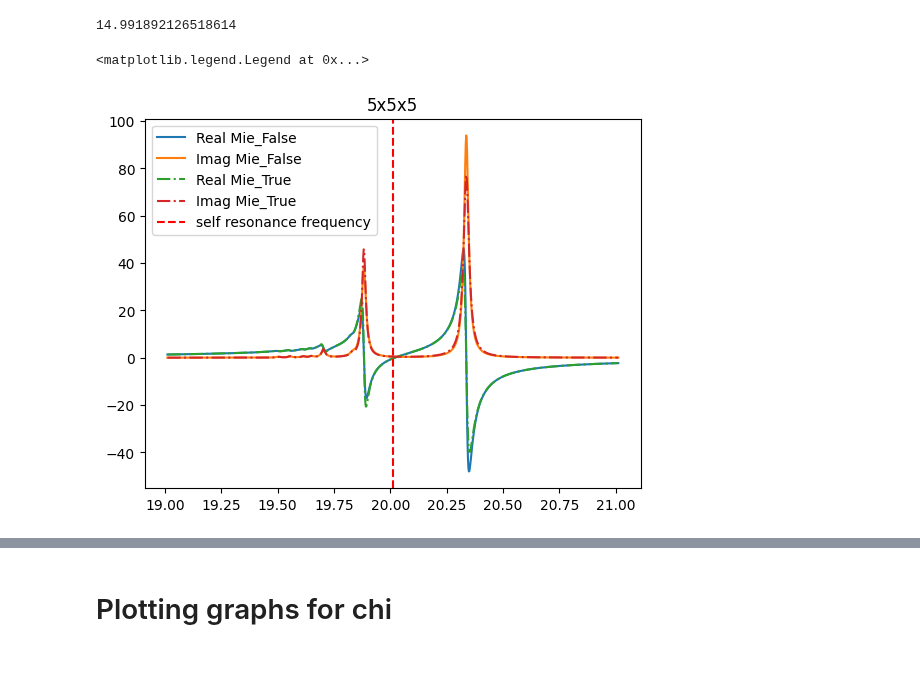
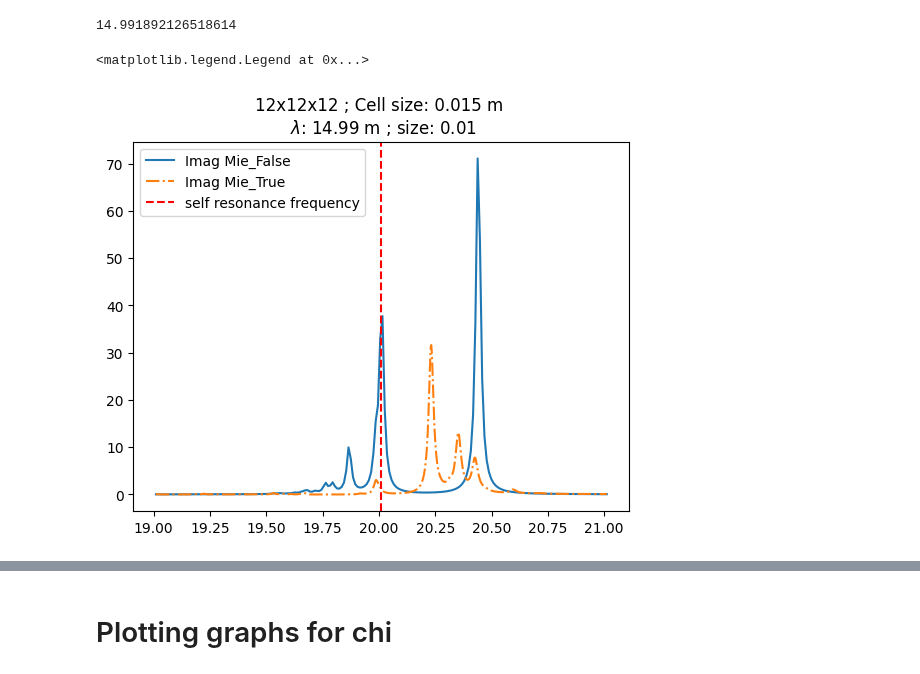
Before and after one commit to broshura/Discrete_Model_Of_Metamaterial_Lens, a Jupyter notebook: Code/FormComparing.ipynb, the cells around one changed output, grey strips where cells are left out. Cells and saved outputs as stored; diff of their text form; code cells hidden in the pictures.

```diff
--- a/Code/FormComparing.ipynb
+++ b/Code/FormComparing.ipynb
@@ -14,9 +14,10 @@ from IPython.display import HTML
 import matplotlib
 matplotlib.rcParams['animation.embed_limit'] = 2**128
 # %%
-Params['Omega'] = [omega_0*0.95, omega_0*1.05, 1000]
+Params['Omega'] = [omega_0, omega_0, 1]
 Params['Solver_type'] = 'Fast'
+Params['Packing'] = 'Rectangle'
 Params['Dx']=Params['Dz']=Params['Dy']
 Params['Orientations'] = 'zyx'
-Params['Scattering'] = 'Mie_False'
+Params['Scattering'] = 'Mie_True'
 # %%
@@ -34,7 +32,16 @@ FFT solving: Done, shape = [('z', (6, 5, 5)), ('y', (5, 6, 5)), ('x', (5, 5, 6))
 # %%
+Params['Omega'] = [omega_0*0.95, omega_0*1.05, 200]
+Params['Solver_type'] = 'Fast'
+Params['Packing'] = 'Rectangle'
+Params['Dx']=Params['Dz']=Params['Dy']
+Params['Orientations'] = 'zyx'
+Params['Scattering'] = 'Mie_True'
 data = open_model('DATA', Params)
+Params['N'], Params['shape'] = to3D(7, 7, 7, 'zyx')
 plt.title(Params['shape'])
-plt.plot(data['Omega']/2/np.pi/1e6, data['Polarization'][:, 0].real, label='Real')
-plt.plot(data['Omega']/2/np.pi/1e6, data['Polarization'][:, 0].imag, label='Imag')
-plt.axvline(x=omega_0/2/np.pi/1e6, color='r', linestyle='--', label='self resonance frequency')
+plt.plot(data['Omega']/2/np.pi/1e6, data['Polarization'][:, 0].real, label='Вещественная часть поляризуемости')
+plt.plot(data['Omega']/2/np.pi/1e6, data['Polarization'][:, 0].imag, label='Мнимая часть поляризуемости')
+plt.axvline(x=omega_0/2/np.pi/1e6, color='r', linestyle='--', label='Собственноя резонансная частота 1 кольца')
+plt.xlabel('$\omega/2\pi$, МГц')
+plt.ylabel('P, м$^3$')
 plt.legend()
@@ -48,27 +52,38 @@ print(2*np.pi/ omega_0*3e8)
 # %%
 Params['Omega'] = [omega_0*0.95, omega_0*1.05, 1000]
 Params['Solver_type'] = 'Fast'
 Params['Dx']=Params['Dz']=Params['Dy']
 Params['Orientations'] = 'zyx'
+Params['Packing'] = 'Rectangle'
 Params['Scattering'] = 'Mie_False'
-Params['N'], Params['shape'] = to3D(5, 5, 5, 'zyx')
+Params['N'], Params['shape'] = to3D(7, 7, 7, 'zyx')
 data1 = open_model('DATA', Params)
 
 Params['Omega'] = [omega_0*0.95, omega_0*1.05, 1000]
 Params['Solver_type'] = 'Fast'
 Params['Dx']=Params['Dz']=Params['Dy']
 Params['Orientations'] = 'zyx'
+Params['Packing'] = 'Ellipse'
 Params['Scattering'] = 'Mie_True'
-Params['N'], Params['shape'] = to3D(5, 5, 5, 'zyx')
-plt.title(Params['shape'])
+Params['N'], Params['shape'] = to3D(12, 12, 12, 'zyx')
 data2 = open_model('DATA', Params)
 
-plt.plot(data1['Omega']/2/np.pi/1e6, data1['Polarization'][:, 0].real, label='Real Mie_False')
+lambda_0 = 2*np.pi/omega_0*3e8
+
+shape_numbers = [int(num) for num in Params['shape'].split('x')]
+
+Lambda = max(shape_numbers[0]*Params['Dz'], shape_numbers[1]*Params['Dy'], shape_numbers[2]*Params['Dx'])/lambda_0
+
+
+plt.title(f'{Params['shape']} ; Cell size: {Params['Dz']} m \n $ \lambda$: {lambda_0:.2f} m ; size: {Lambda:.2f}')
+
+
+#plt.plot(data1['Omega']/2/np.pi/1e6, data1['Polarization'][:, 0].real, label='Real Mie_False')
 plt.plot(data1['Omega']/2/np.pi/1e6, data1['Polarization'][:, 0].imag, label='Imag Mie_False')
-plt.plot(data2['Omega']/2/np.pi/1e6, data2['Polarization'][:, 0].real, linestyle='-.', label='Real Mie_True')
+#plt.plot(data2['Omega']/2/np.pi/1e6, data2['Polarization'][:, 0].real, linestyle='-.', label='Real Mie_True')
 plt.plot(data2['Omega']/2/np.pi/1e6, data2['Polarization'][:, 0].imag, linestyle='-.', label='Imag Mie_True')
 plt.axvline(x=omega_0/2/np.pi/1e6, color='r', linestyle='--', label='self resonance frequency')
 plt.legend()
 # %% [output]
 <matplotlib.legend.Legend at 0x...>
-[figure, old version]
+[figure, new version]
```
Also changed, not shown: parts of 8 cells of this notebook, 6 other files.
